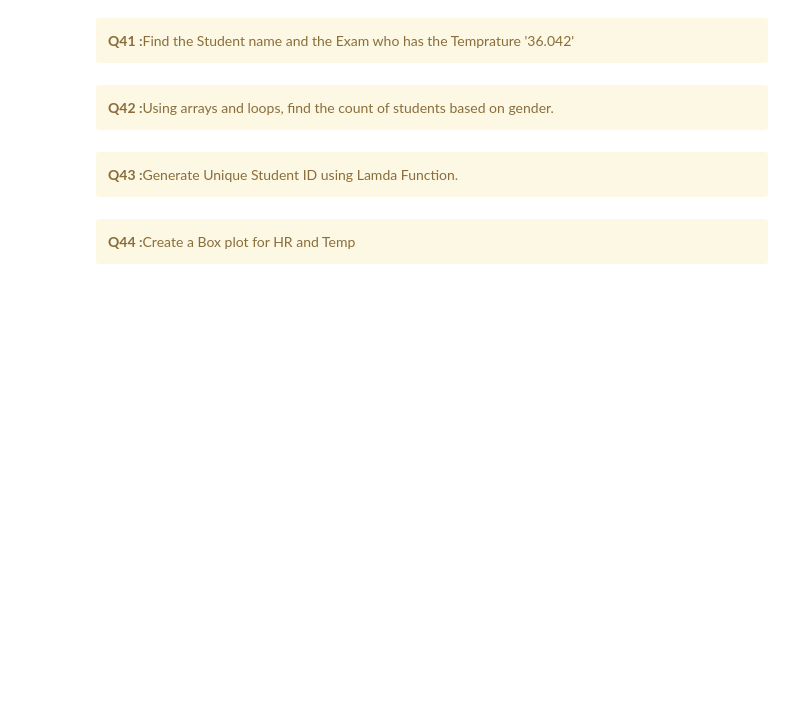
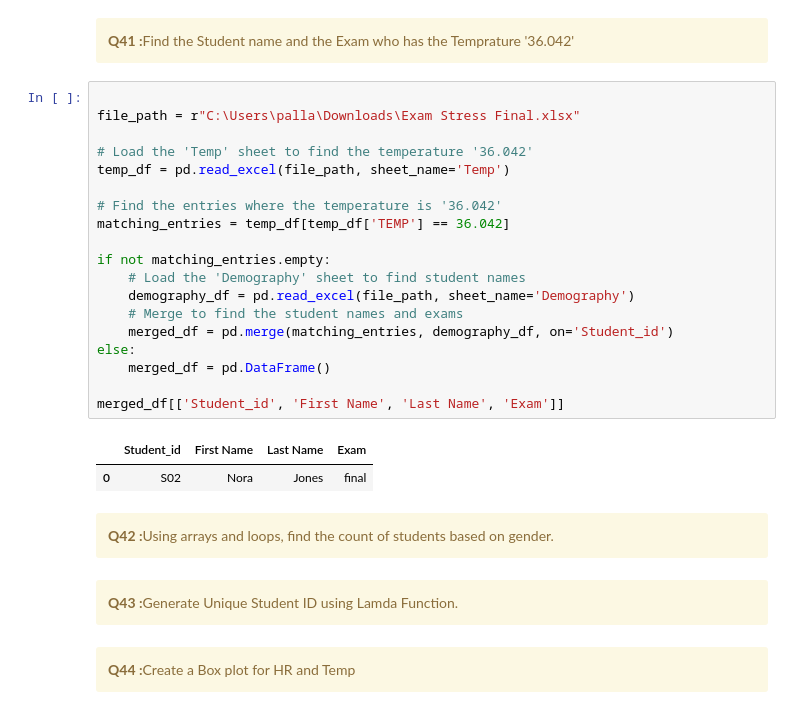
Before and after one commit to Neenu1990/Python_Hackathon_Team_8, a Jupyter notebook: Team8_PythonPioneers_Main80Questions.ipynb, the cells around one changed output. Drawn from its saved outputs; the diff is of its cells as text; blank space fills up the shorter version.

```diff
--- a/Team8_PythonPioneers_Main80Questions.ipynb
+++ b/Team8_PythonPioneers_Main80Questions.ipynb
@@ -725,6 +751,28 @@ Display each row of this array as a separate slice"
 <div class="alert alert-block alert-warning">
 <b>Q41 :</b>Find the Student name and the Exam who has the Temprature '36.042'
 </div>
+# %%
+
+file_path = r"C:\Users\palla\Downloads\Exam Stress Final.xlsx"
+
+# Load the 'Temp' sheet to find the temperature '36.042'
+temp_df = pd.read_excel(file_path, sheet_name='Temp')
+
+# Find the entries where the temperature is '36.042'
+matching_entries = temp_df[temp_df['TEMP'] == 36.042]
+
+if not matching_entries.empty:
+    # Load the 'Demography' sheet to find student names
+    demography_df = pd.read_excel(file_path, sheet_name='Demography')
+    # Merge to find the student names and exams
+    merged_df = pd.merge(matching_entries, demography_df, on='Student_id')
+else:
+    merged_df = pd.DataFrame()
+
+merged_df[['Student_id', 'First Name', 'Last Name', 'Exam']]
+# %% [output]
+|  | Student_id | First Name | Last Name | Exam |
+| 0 | S02 | Nora | Jones | final |
 # %% [markdown]
 <div class="alert alert-block alert-warning">
 <b>Q42 :</b>Using arrays and loops, find the count of students based on gender.
```
Also changed, not shown: parts of 16 cells of this notebook.
